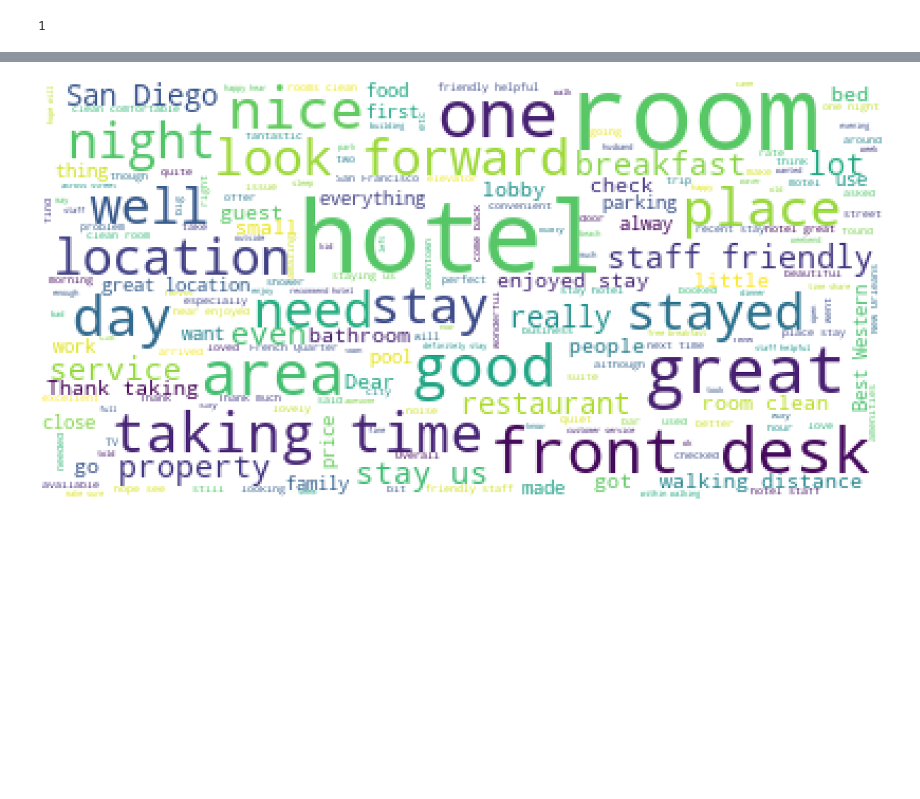
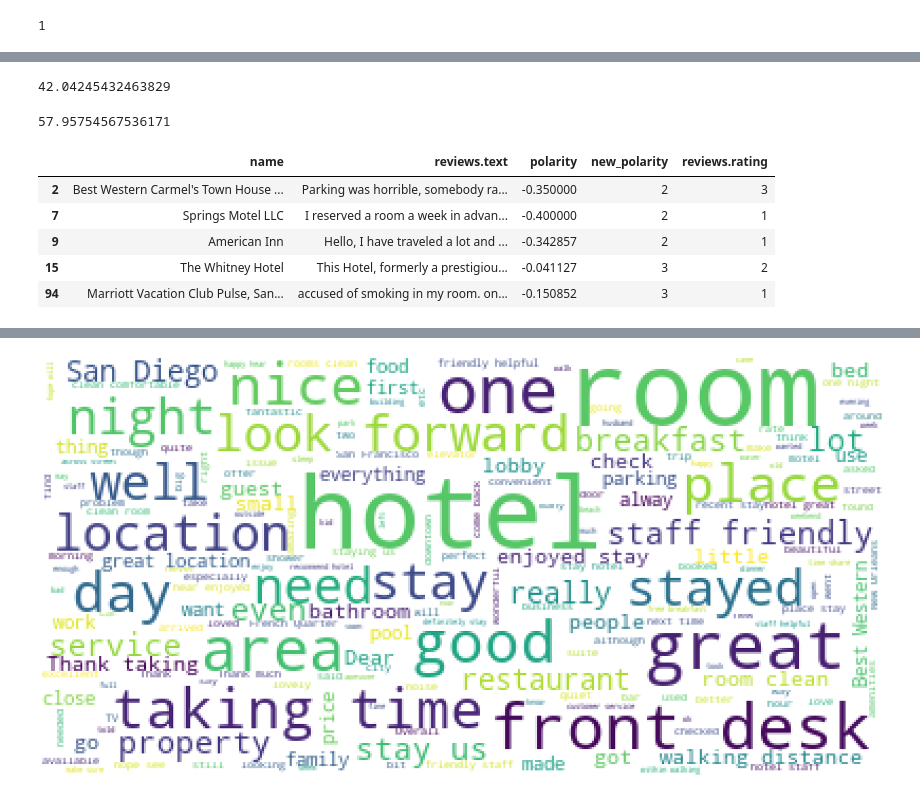
Before and after one commit to xinyuyao22/Topics-Extraction-Hotel-Reviews, a Jupyter notebook: Sentiment Analysis polarity - All state.ipynb, the cells around one changed output, grey strips where cells are left out. Saved outputs shown, nothing was run; the diff lists cells and outputs as text; code cells hidden in the pictures; blank space fills up the shorter version.

```diff
--- a/Sentiment Analysis polarity - All state.ipynb
+++ b/Sentiment Analysis polarity - All state.ipynb
@@ -73,0 +76,2 @@ comments.head(20)
+# %%
+df1['new_polarity'] = df1['new_polarity'].astype('int64')
@@ -102,4 +111,25 @@ polarity        9469
 dtype: int64
+# %%
+accuracy = (len(pos_com[pos_com['new_polarity'] == pos_com['reviews.rating']])/9469) * 100
+accuracy
+# %% [output]
+42.04245432463829
+# %%
+difference = (len(pos_com[pos_com['new_polarity'] != pos_com['reviews.rating']])/9469) * 100
+difference
+# %% [output]
+57.95754567536171
+# %%
+#negative comments
+neg_com = df1[df1.polarity<0]
+neg_com.head()
+# %% [output]
+|  | name | reviews.text | polarity | new_polarity | reviews.rating |
+| 2 | Best Western Carmel's Town House ... | Parking was horrible, somebody ra... | -0.350000 | 2 | 3 |
+| 7 | Springs Motel LLC | I reserved a room a week in advan... | -0.400000 | 2 | 1 |
+| 9 | American Inn | Hello, I have traveled a lot and ... | -0.342857 | 2 | 1 |
+| 15 | The Whitney Hotel | This Hotel, formerly a prestigiou... | -0.041127 | 3 | 2 |
+| 94 | Marriott Vacation Club Pulse, San... | accused of smoking in my room. on... | -0.150852 | 3 | 1 |
 # %%
 neg_com.count()
 # %% [output]
```
Also changed, not shown: parts of 13 cells of this notebook, 5 other files.
